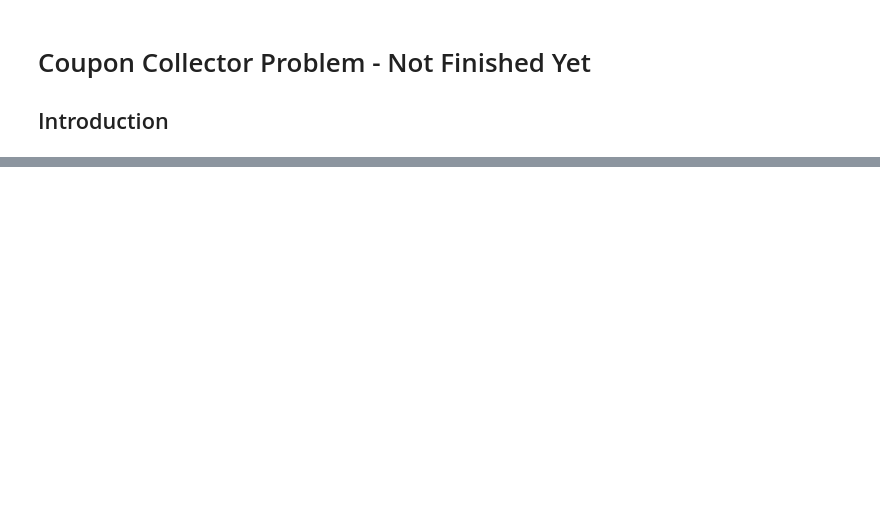
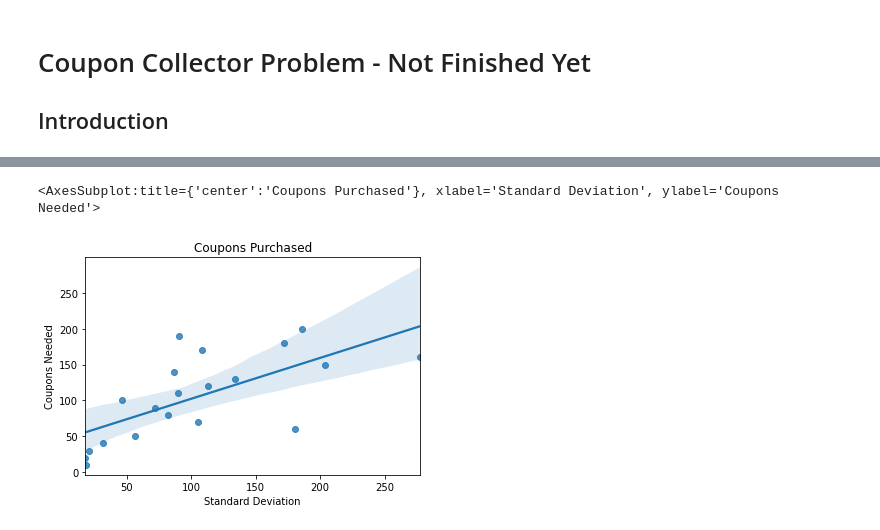
Before and after one commit to lucas-cell/CouponCollectorsProblem, a Jupyter notebook: coupon_collector_problem.ipynb, the cells around one changed output, grey strips where cells are left out. Drawn from its saved outputs; the diff is of its cells as text; code cells hidden in the pictures; blank space fills up the shorter version.

```diff
--- a/coupon_collector_problem.ipynb
+++ b/coupon_collector_problem.ipynb
@@ -124,0 +42,6 @@ ax = sbn.regplot(x=dataframe['Minimum'], y=dataframe["Coupons Needed"], data=dat
+# %%
+sd = dataframe['Standard Deviation']
+show_regplot(dataframe, sd, y)
+# %% [output]
+<AxesSubplot:title={'center':'Coupons Purchased'}, xlabel='Standard Deviation', ylabel='Coupons Needed'>
+[figure, added]
```
Also changed, not shown: parts of 9 cells of this notebook, 1 other file.
